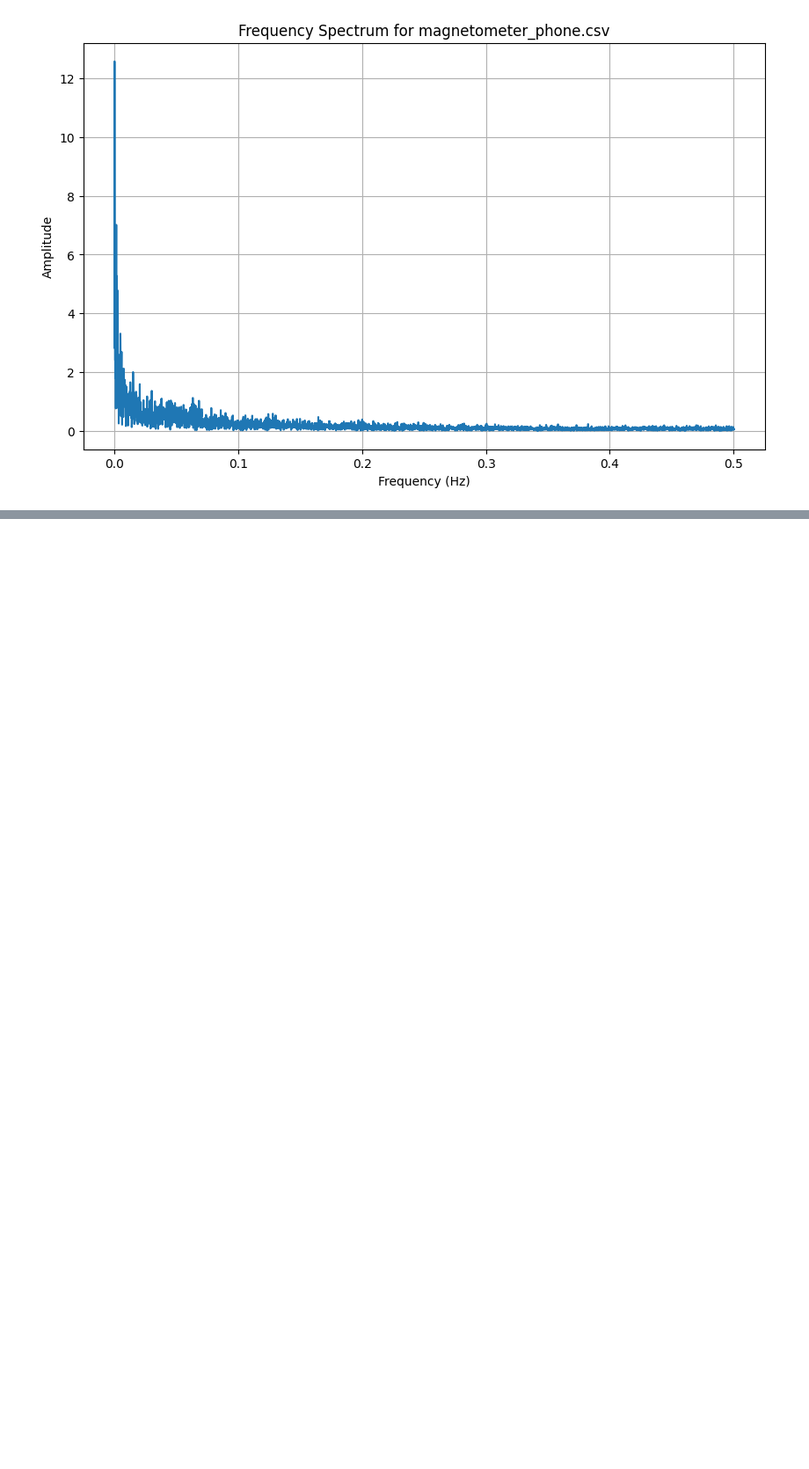
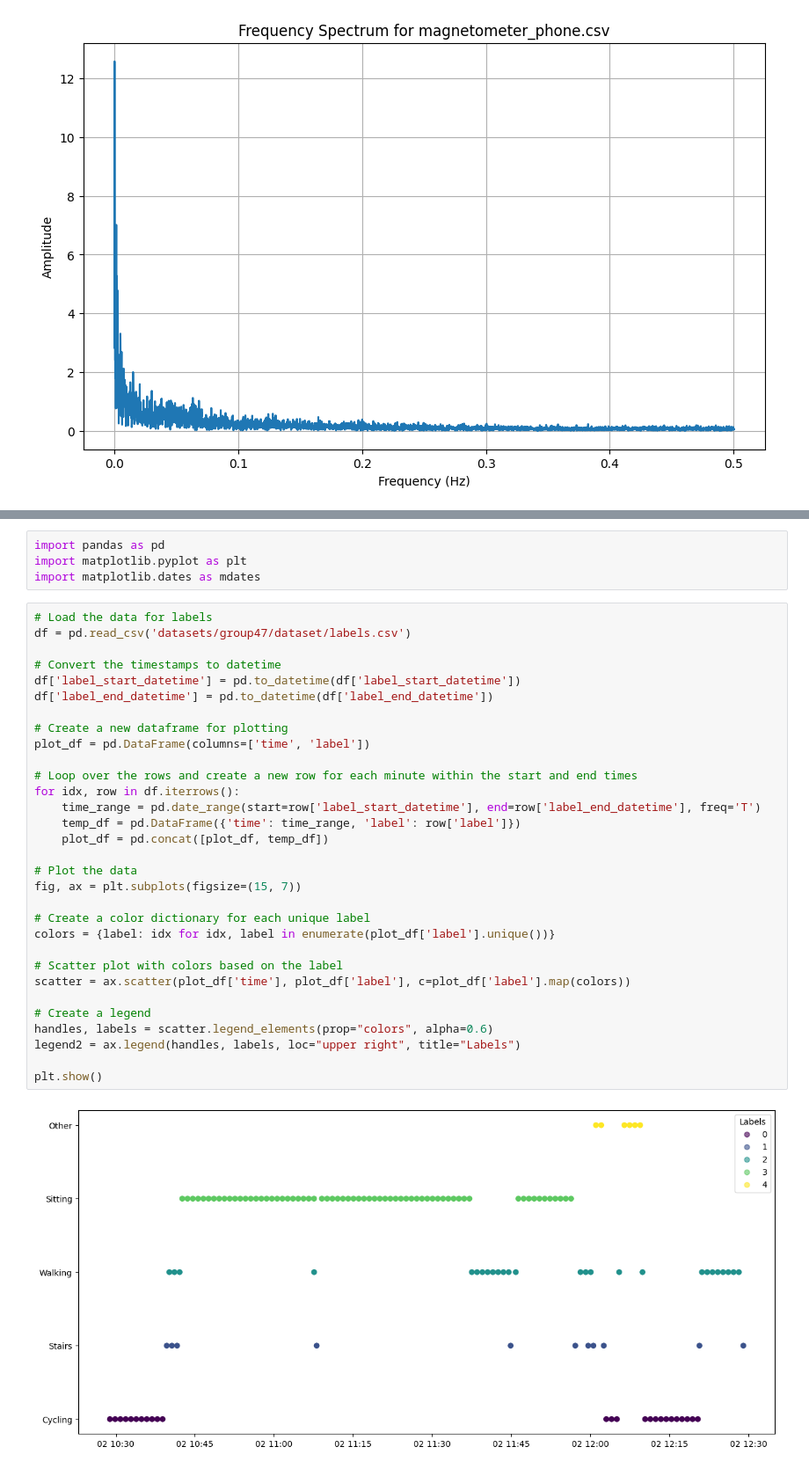
Before and after one commit to tricodex/ml4qs_g47, a Jupyter notebook: data_process.ipynb, the cells around one changed output, grey strips where cells are left out. Shown: that part at 88% size. Saved outputs shown, nothing was run; the diff lists cells and outputs as text; blank space fills up the shorter version.

```diff
--- a/data_process.ipynb
+++ b/data_process.ipynb
@@ -240,0 +341,37 @@ Optimal cutoff frequency for magnetometer_phone.csv: 0.12012946653705107 Hz
+# %%
+import pandas as pd
+import matplotlib.pyplot as plt
+import matplotlib.dates as mdates
+# %%
+# Load the data for labels
+df = pd.read_csv('datasets/group47/dataset/labels.csv')
+
+# Convert the timestamps to datetime
+df['label_start_datetime'] = pd.to_datetime(df['label_start_datetime'])
+df['label_end_datetime'] = pd.to_datetime(df['label_end_datetime'])
+
+# Create a new dataframe for plotting
+plot_df = pd.DataFrame(columns=['time', 'label'])
+
+# Loop over the rows and create a new row for each minute within the start and end times
+for idx, row in df.iterrows():
+    time_range = pd.date_range(start=row['label_start_datetime'], end=row['label_end_datetime'], freq='T')
+    temp_df = pd.DataFrame({'time': time_range, 'label': row['label']})
+    plot_df = pd.concat([plot_df, temp_df])
+
+# Plot the data
+fig, ax = plt.subplots(figsize=(15, 7))
+
+# Create a color dictionary for each unique label
+colors = {label: idx for idx, label in enumerate(plot_df['label'].unique())}
+
+# Scatter plot with colors based on the label
+scatter = ax.scatter(plot_df['time'], plot_df['label'], c=plot_df['label'].map(colors))
+
+# Create a legend
+handles, labels = scatter.legend_elements(prop="colors", alpha=0.6)
+legend2 = ax.legend(handles, labels, loc="upper right", title="Labels")
+
+plt.show()
+# %% [output]
+[figure, added]
```
Also changed, not shown: parts of 2 cells of this notebook, 34 other files.
